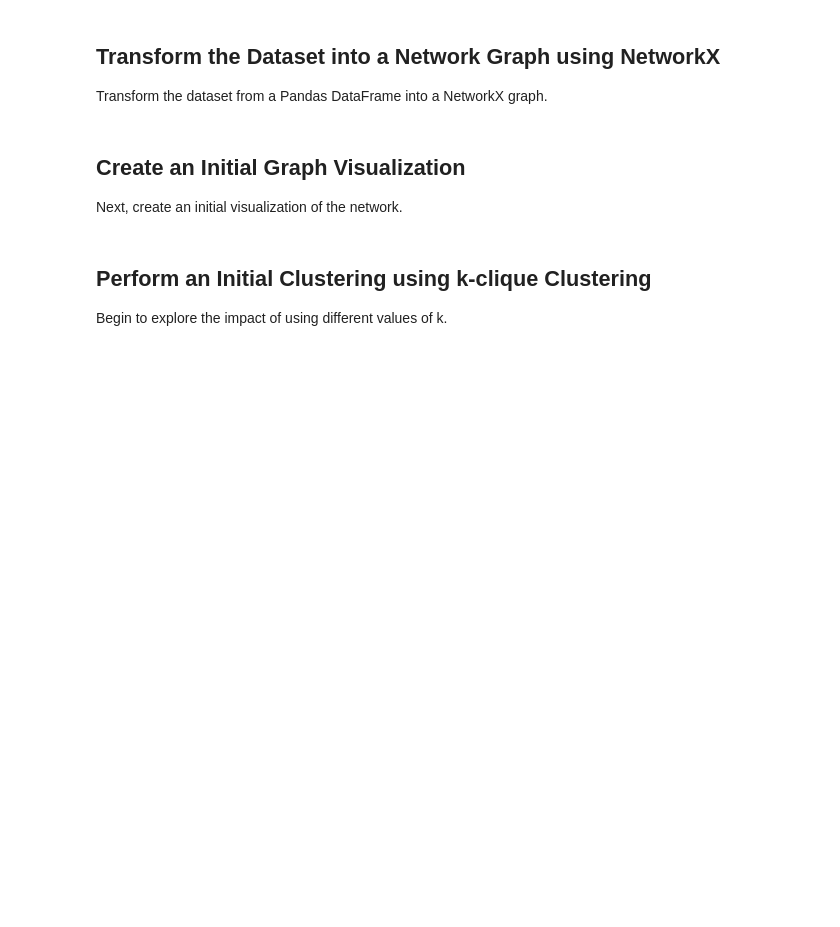
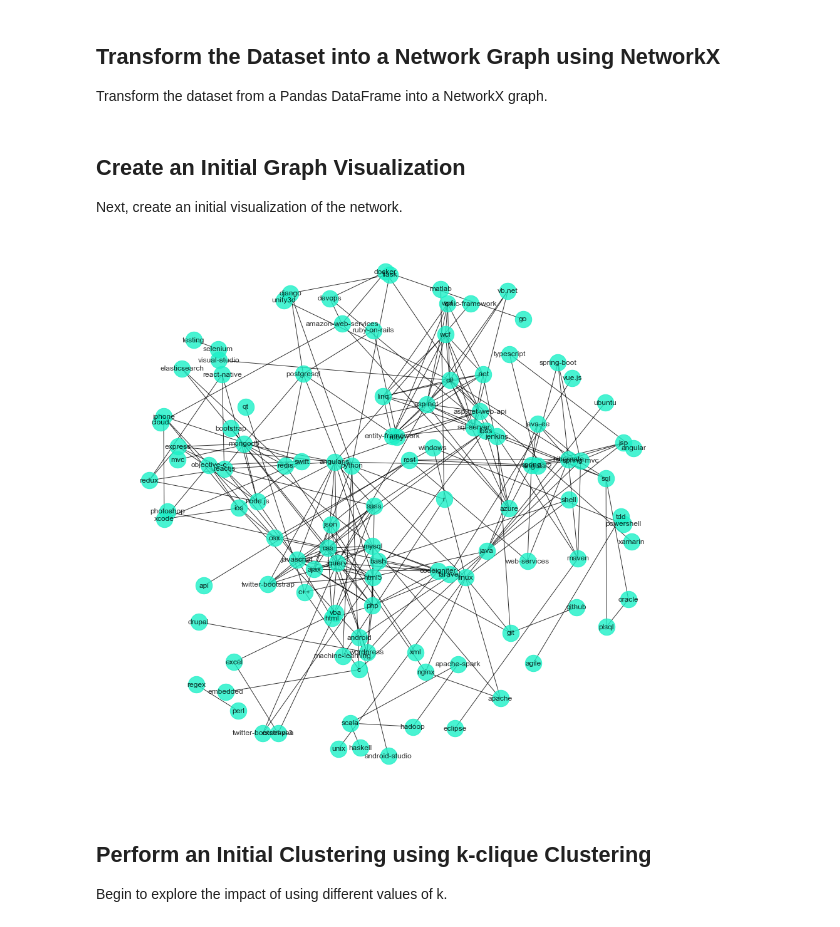
Before and after one commit to nikolholicka/curriculum, a Jupyter notebook: mod6/section42/dsc-network-clustering-lab-online-ds-pt-041519/index.ipynb, the cells around one changed output. Saved outputs shown, nothing was run; the diff lists cells and outputs as text; code cells hidden in the pictures; blank space fills up the shorter version.

```diff
--- a/mod6/section42/dsc-network-clustering-lab-online-ds-pt-041519/index.ipynb
+++ b/mod6/section42/dsc-network-clustering-lab-online-ds-pt-041519/index.ipynb
@@ -11,6 +11,16 @@ You will be able to:
 * Implement network clustering with k-clique clustering
 * Implement network clustering with the Girvan-Newman algorithm
 * Visualize clusters
+# %%
+import pandas as pd
+import networkx as nx
+import matplotlib.pyplot as plt
+import seaborn as sns
+sns.set_style('darkgrid')
+import warnings
+warnings.filterwarnings('ignore')
+
+%matplotlib inline
 # %% [markdown]
 ## Load the Dataset
 
@@ -19,0 +28,3 @@ Load the dataset from the `stack-overflow-tag-network/stack_network_links.csv` f
+# %%
+df = pd.read_csv('stack-overflow-tag-network/stack_network_links.csv')
+df.head()
@@ -26,3 +42,7 @@ Transform the dataset from a Pandas DataFrame into a NetworkX graph.
+# %%
+G = nx.Graph()
+for edge in range(len(df)):
+    G.add_edge(df.source[edge], df.target[edge], weight=df.value[edge])
 # %% [markdown]
 ## Create an Initial Graph Visualization
 
@@ -32,3 +50,10 @@ Next, create an initial visualization of the network.
+# %%
+edge_labels = labels = nx.get_edge_attributes(G,'weight')
+plt.figure(figsize=(12,12))
+nx.draw(G, with_labels=True, pos=nx.spring_layout(G, k=2, seed=10),
+        alpha=.8, node_color="#1cf0c7", node_size=700);
+# %% [output]
+[figure, added]
 # %% [markdown]
 ## Perform an Initial Clustering using k-clique Clustering
 
```
Also changed, not shown: parts of 11 cells of this notebook, 1 other file.
